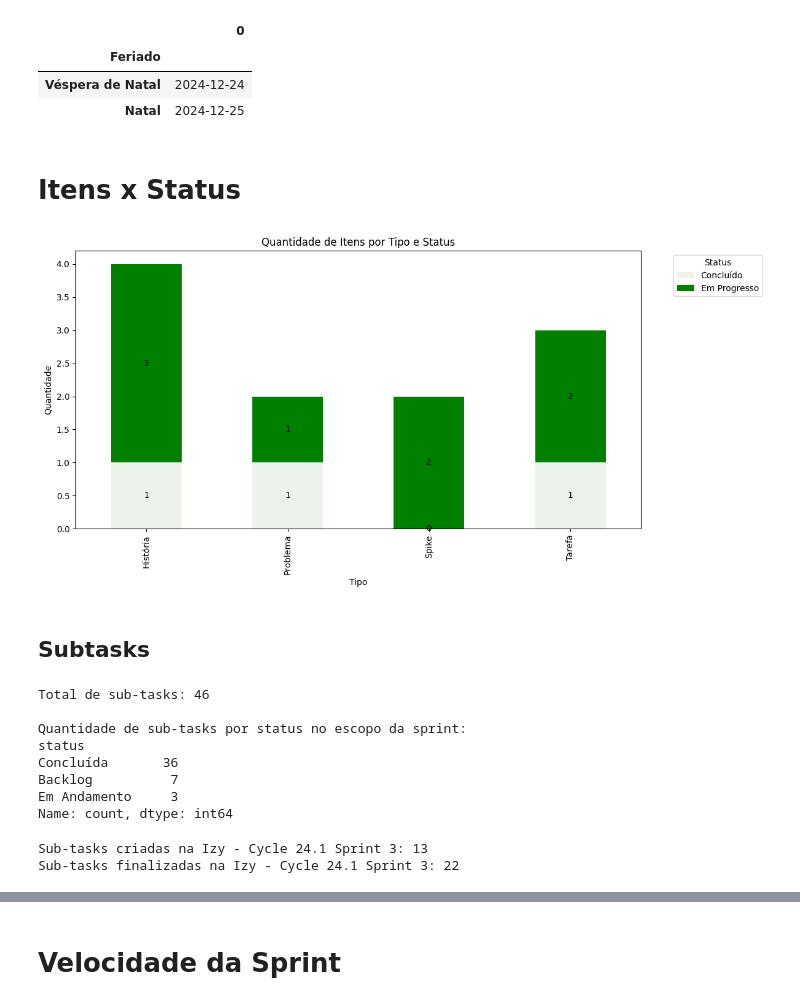
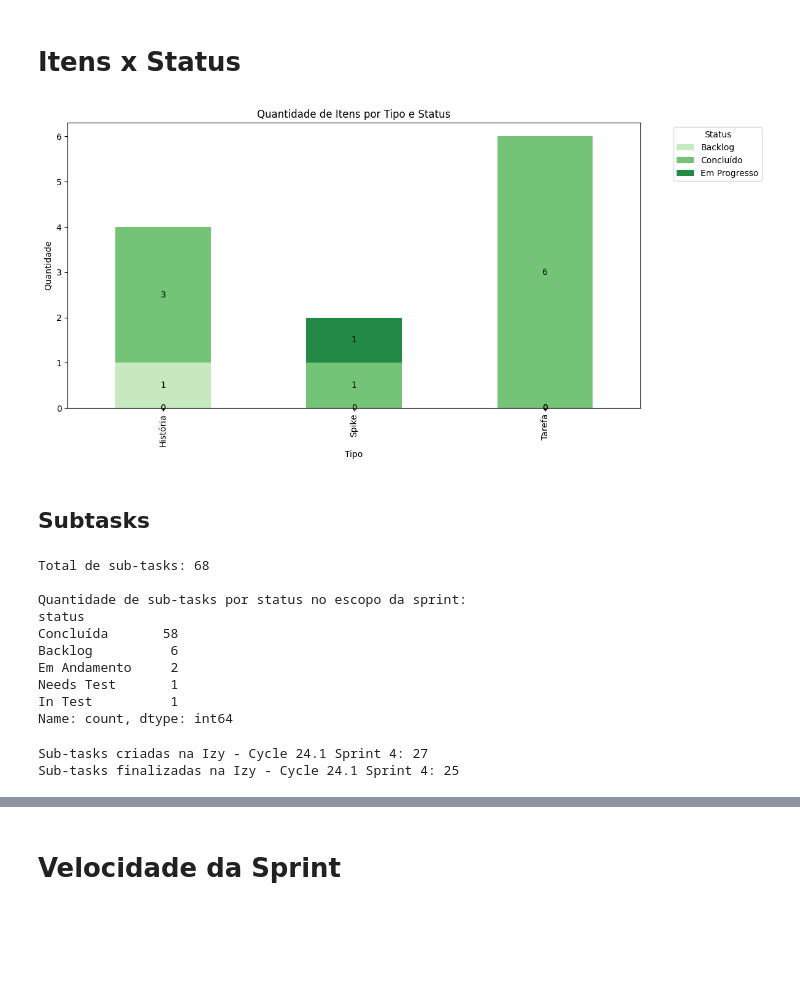
Before and after one commit to elieziossn/JiraSprintAnalysis, a Jupyter notebook: sprintreview.ipynb, the cells around one changed output, grey strips where cells are left out. Drawn from its saved outputs; the diff is of its cells as text; code cells hidden in the pictures; blank space fills up the shorter version.

Commit message:
adaptações manuais devido ao aumento das sprints nas issues

```diff
--- a/sprintreview.ipynb
+++ b/sprintreview.ipynb
@@ -8,14 +10,15 @@ import matplotlib.pyplot as plt
 import pandas as pd
 # %%
 def prepare_df(df):
-    df = df.iloc[:, [0, 1, 4, 5, 14, 15, 16, 17, 18, 20, 21, 25, 54, 58, 59, 60, 61]]
-
+    #df = df.iloc[:, [0, 1, 4, 5, 14, 15, 16, 17, 18, 20, 21, 25, 54, 58, 59, 60, 61]]
+    #df = df.iloc[:, [0, 1, 4, 5, 6, 15, 16, 17, 18, 19, 21, 23, 27, 58, 62,63,64,65,66]]
+    df = df.iloc[:, [0,3, 4, 5, 14, 15, 16, 17, 18, 20, 22, 26, 57, 61,62,63,64,65,66]]
     # Rename selected columns
     df.columns = [
         'titulo', 'codigo', 'tipo', 'status', 'responsavel', 'solicitante',
         'criador', 'data_criacao', 'data_atualizacao', 'data_resolucao',
         'componente', 'descricao', 'story_points', 'sprint_1', 'sprint_2',
-        'sprint_3', 'sprint_4'
+        'sprint_3', 'sprint_4', 'sprint_5', 'sprint_6'
     ]
 
     # Fill empty date fields with a placeholder date before conversion
@@ -35,5 +38,7 @@ def filter_sprint_ativa(df, sprint_ativa):
         (df['sprint_1'] == sprint_ativa) |
         (df['sprint_2'] == sprint_ativa) |
         (df['sprint_3'] == sprint_ativa) |
-        (df['sprint_4'] == sprint_ativa)
+        (df['sprint_4'] == sprint_ativa) |
+        (df['sprint_5'] == sprint_ativa) |
+        (df['sprint_6'] == sprint_ativa)
     ]
@@ -84,0 +59,3 @@ sprint_df['end'] = pd.to_datetime(sprint_df['end'], format='%d/%m/%y').dt.date
+# %%
+# Carregar o arquivo enviado
+file_path = 'csv/jira-sprint4.csv'
@@ -84,0 +65,2 @@ sprint_df['end'] = pd.to_datetime(sprint_df['end'], format='%d/%m/%y').dt.date
+# %%
+sprint_ativa = 'Izy - Cycle 24.1 Sprint 4'
@@ -85,19 +104,9 @@ sprint_df['end'] = pd.to_datetime(sprint_df['end'], format='%d/%m/%y').dt.date
 # %%
-feriados = {
-    'Véspera de Natal': '24/12/24',
-    'Natal': '25/12/24'
-}
-
 # Convert to DataFrame for easier manipulation
 feriados_df = pd.DataFrame.from_dict(feriados, orient='index')
 feriados_df.index.name = 'Feriado'
 feriados_df[0] = pd.to_datetime(feriados_df[0], format='%d/%m/%y').dt.date
 #feriados_df
-# %% [output]
-|  | 0 |
-| Feriado |  |
-| Véspera de Natal | 2024-12-24 |
-| Natal | 2024-12-25 |
 # %% [markdown]
 # Itens x Status
 # %%
@@ -120,35 +129,41 @@ def get_status_summary(df):
     return status_summary
 
 def simplify_status(status):
+    #print(status)
     if status == 'Concluída':
         return 'Concluído'
     elif status == 'Backlog':
         return 'Backlog'
+    elif status == 'In Test':
+        return 'Testando'
     else:
         return 'Em Progresso'
 # %%
 items_simplified = filter_items(df).copy()
 # Apply the status mapping
 items_simplified['status'] = items_simplified['status'].apply(simplify_status)
 
 # Create pivot table with simplified status, ensure counts are integers
 pivot_simplified = pd.crosstab(items_simplified['tipo'], items_simplified['status']).astype(int)
 
-# Create stacked bar chart with adjusted parameters
-colors = sns.light_palette("green", n_colors=2)
+# Generate a color palette with more variations
+colors = sns.color_palette("Greens", n_colors=len(pivot_simplified.columns))
+
+# Re-plot the stacked bar chart with the new color palette
 ax = pivot_simplified.plot(kind='bar', stacked=True, figsize=(12,6), color=colors)
 
 # Add value labels on the bars
 for c in ax.containers:
     ax.bar_label(c, label_type='center')
 
 plt.title('Quantidade de Itens por Tipo e Status')
 plt.xlabel('Tipo')
 plt.ylabel('Quantidade')
 plt.legend(title='Status', bbox_to_anchor=(1.05, 1), loc='upper left')
 plt.tight_layout()
+plt.show()
 # %% [output]
-[figure, old version]
+[figure, new version]
 # %% [markdown]
 ## Subtasks
 # %%
@@ -162,13 +177,15 @@ print(f"Total de sub-tasks: {total_subtasks}")
 print("\nQuantidade de sub-tasks por status no escopo da sprint:")
 print(subtask_count)
 # %% [output]
-Total de sub-tasks: 46
+Total de sub-tasks: 68
 
 Quantidade de sub-tasks por status no escopo da sprint:
 status
-Concluída       36
-Backlog          7
-Em Andamento     3
+Concluída       58
+Backlog          6
+Em Andamento     2
+Needs Test       1
+In Test          1
 Name: count, dtype: int64
 # %%
 # Obter as datas de início e fim da sprint ativa
@@ -194,8 +211,8 @@ num_subtasks_completed = len(subtasks_completed)
 print(f"Sub-tasks criadas na {sprint_ativa}: {num_subtasks_created}")
 print(f"Sub-tasks finalizadas na {sprint_ativa}: {num_subtasks_completed}")
 # %% [output]
-Sub-tasks criadas na Izy - Cycle 24.1 Sprint 3: 13
-Sub-tasks finalizadas na Izy - Cycle 24.1 Sprint 3: 22
+Sub-tasks criadas na Izy - Cycle 24.1 Sprint 4: 27
+Sub-tasks finalizadas na Izy - Cycle 24.1 Sprint 4: 25
 # %%
 # Create a date range for working days (Monday to Friday)
 date_range = pd.date_range(start=sprint_start, end=sprint_end, freq='B').strftime('%Y-%m-%d')
```
Also changed, not shown: parts of 15 cells of this notebook, 1 other file.
